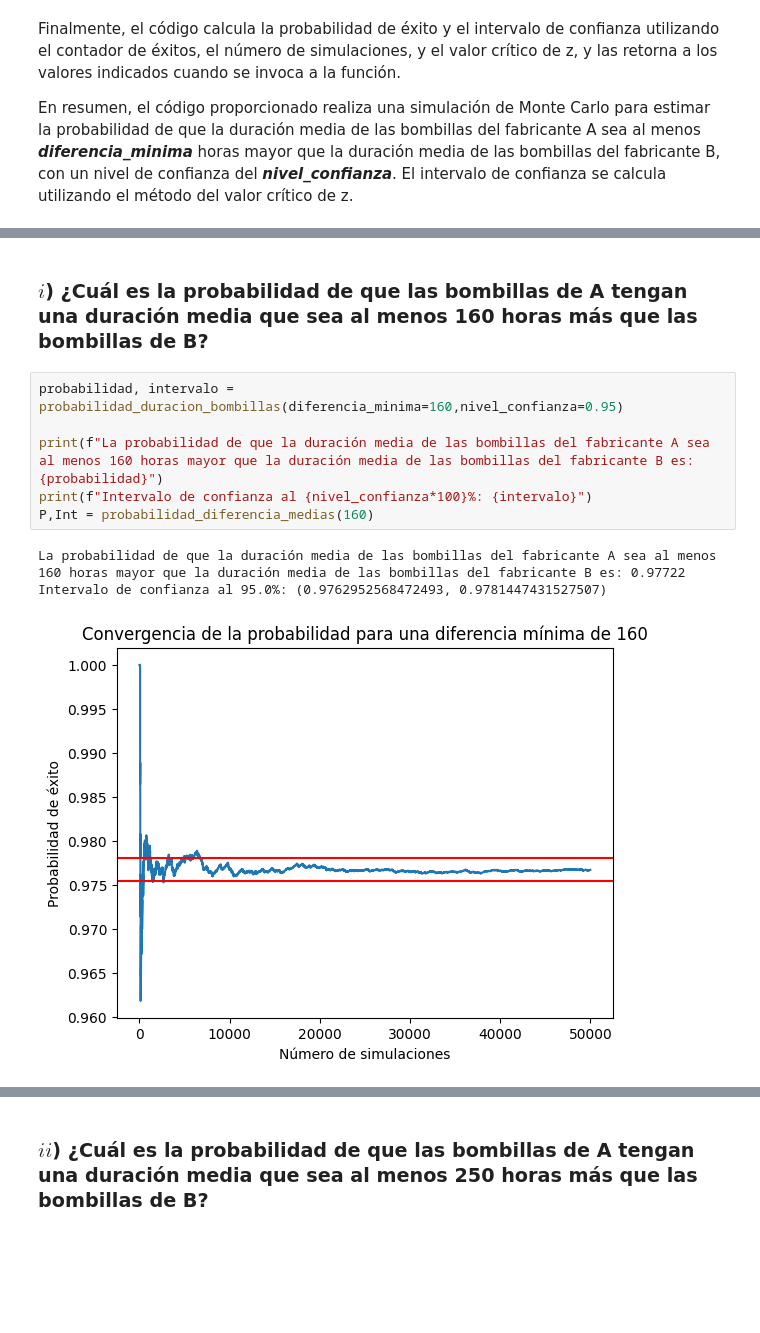
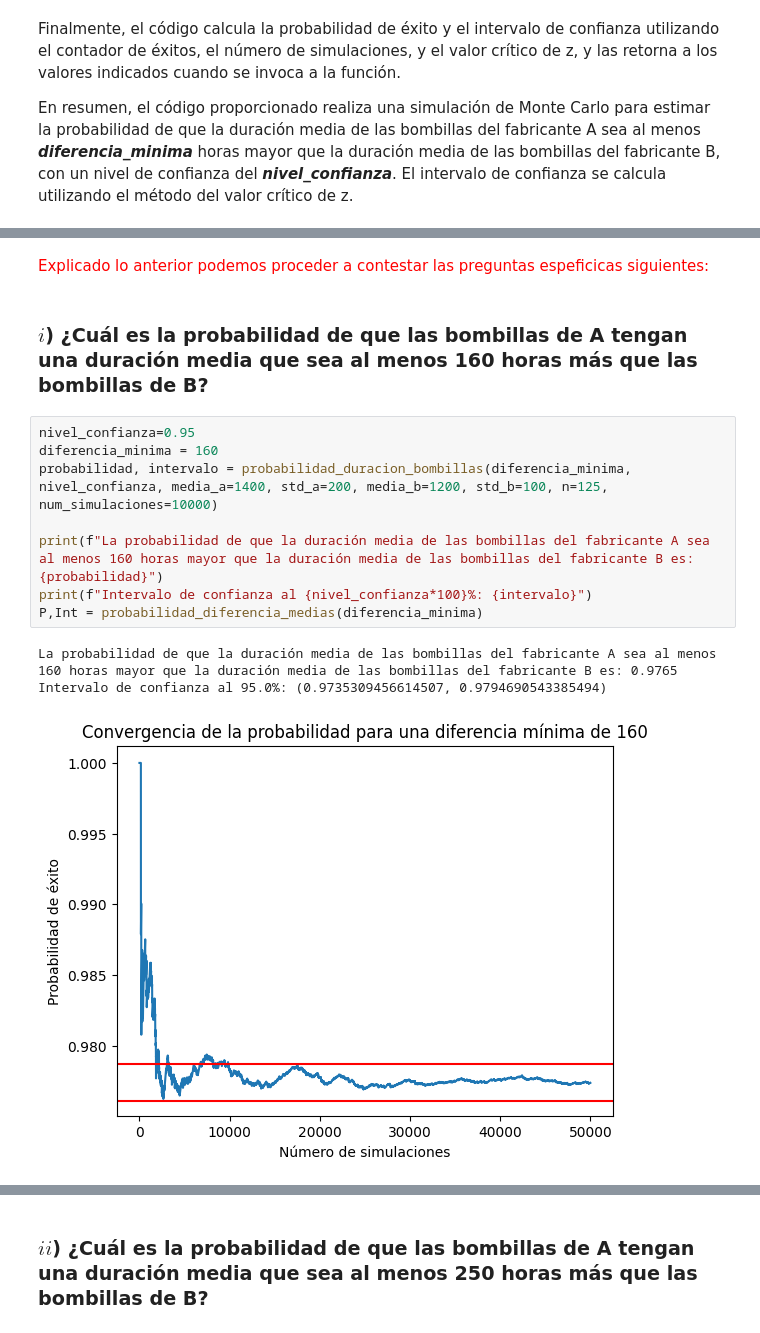
Before and after one commit to NIETOCAMBRON7/Simulacion-2, a Jupyter notebook: Exmen/Ejercicio4_Exámen.ipynb, the cells around one changed output, grey strips where cells are left out. Saved outputs shown, nothing was run; the diff lists cells and outputs as text; blank space fills up the shorter version.

```diff
--- a/Exmen/Ejercicio4_Exámen.ipynb
+++ b/Exmen/Ejercicio4_Exámen.ipynb
@@ -117,13 +158,17 @@ def probabilidad_diferencia_medias(diferencia_minima):
+# %% [markdown]
+<font color='red'>Explicado lo anterior podemos proceder a contestar las preguntas espeficicas siguientes:</font>
 # %% [markdown]
 ### $i$) ¿Cuál es la probabilidad de que las bombillas de A tengan una duración media que sea al menos 160 horas más que las bombillas de B?
 # %%
-probabilidad, intervalo = probabilidad_duracion_bombillas(diferencia_minima=160,nivel_confianza=0.95)
+nivel_confianza=0.95
+diferencia_minima = 160
+probabilidad, intervalo = probabilidad_duracion_bombillas(diferencia_minima, nivel_confianza, media_a=1400, std_a=200, media_b=1200, std_b=100, n=125, num_simulaciones=10000)
 
 print(f"La probabilidad de que la duración media de las bombillas del fabricante A sea al menos 160 horas mayor que la duración media de las bombillas del fabricante B es: {probabilidad}")
 print(f"Intervalo de confianza al {nivel_confianza*100}%: {intervalo}")
-P,Int = probabilidad_diferencia_medias(160)
+P,Int = probabilidad_diferencia_medias(diferencia_minima)
 # %% [output]
-La probabilidad de que la duración media de las bombillas del fabricante A sea al menos 160 horas mayor que la duración media de las bombillas del fabricante B es: 0.97722
-Intervalo de confianza al 95.0%: (0.9762952568472493, 0.9781447431527507)
+La probabilidad de que la duración media de las bombillas del fabricante A sea al menos 160 horas mayor que la duración media de las bombillas del fabricante B es: 0.9765
+Intervalo de confianza al 95.0%: (0.9735309456614507, 0.9794690543385494)
-[figure, old version]
+[figure, new version]
 # %% [markdown]
```
Also changed, not shown: parts of 14 cells of this notebook.
